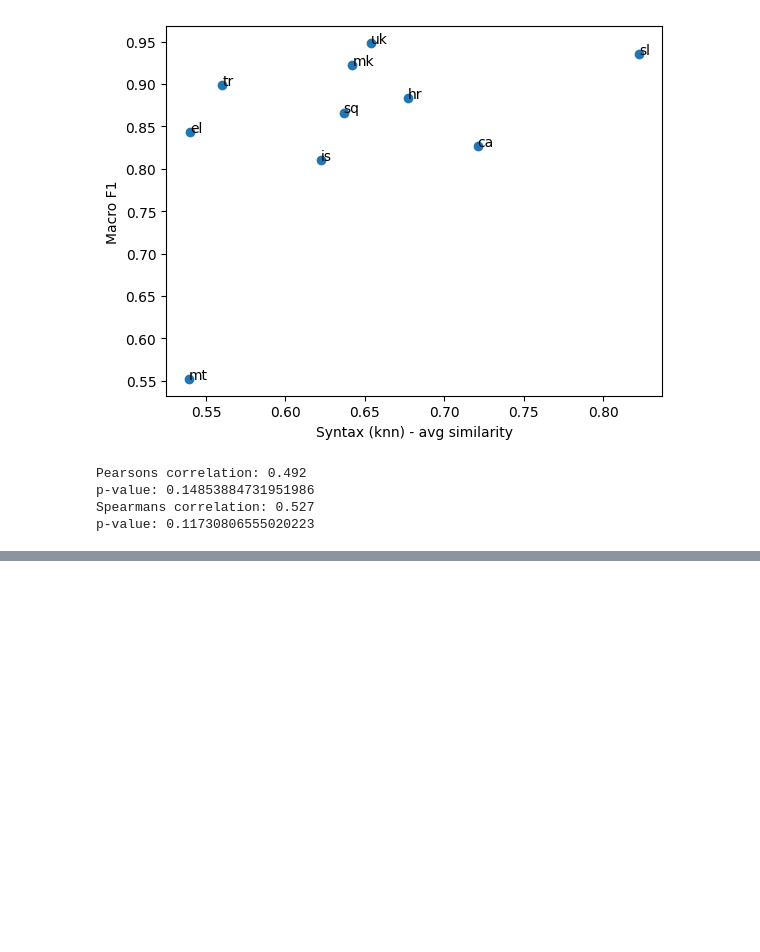
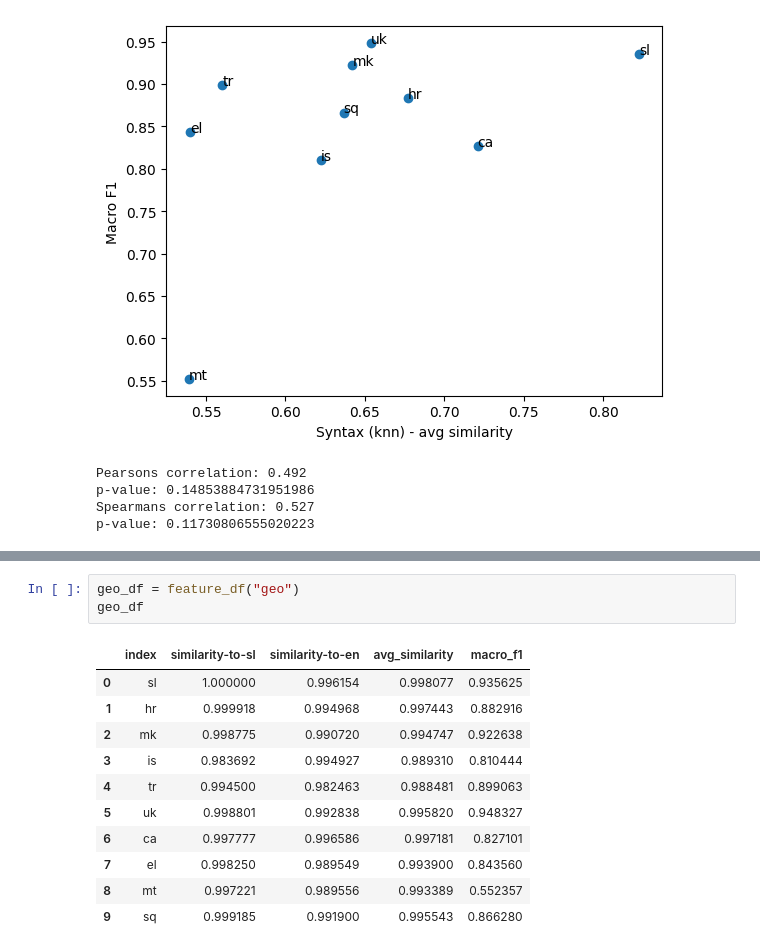
Before and after one commit to TajaKuzman/Crosslingual-Genre-Bias-Analysis, a Jupyter notebook: calculate_corelation_coefficient.ipynb, the cells around one changed output, grey strips where cells are left out. Cells and saved outputs as stored; diff of their text form; blank space fills up the shorter version.

```diff
--- a/calculate_corelation_coefficient.ipynb
+++ b/calculate_corelation_coefficient.ipynb
@@ -1092,0 +1121,15 @@ analyse(fam_df["avg_similarity"].to_list(), fam_df["macro_f1"].to_list(), labels
+# %%
+geo_df = feature_df("geo")
+geo_df
+# %% [output]
+|  | index | similarity-to-sl | similarity-to-en | avg_similarity | macro_f1 |
+| 0 | sl | 1.000000 | 0.996154 | 0.998077 | 0.935625 |
+| 1 | hr | 0.999918 | 0.994968 | 0.997443 | 0.882916 |
+| 2 | mk | 0.998775 | 0.990720 | 0.994747 | 0.922638 |
+| 3 | is | 0.983692 | 0.994927 | 0.989310 | 0.810444 |
+| 4 | tr | 0.994500 | 0.982463 | 0.988481 | 0.899063 |
+| 5 | uk | 0.998801 | 0.992838 | 0.995820 | 0.948327 |
+| 6 | ca | 0.997777 | 0.996586 | 0.997181 | 0.827101 |
+| 7 | el | 0.998250 | 0.989549 | 0.993900 | 0.843560 |
+| 8 | mt | 0.997221 | 0.989556 | 0.993389 | 0.552357 |
+| 9 | sq | 0.999185 | 0.991900 | 0.995543 | 0.866280 |
```
Also changed, not shown: parts of 3 cells of this notebook.
